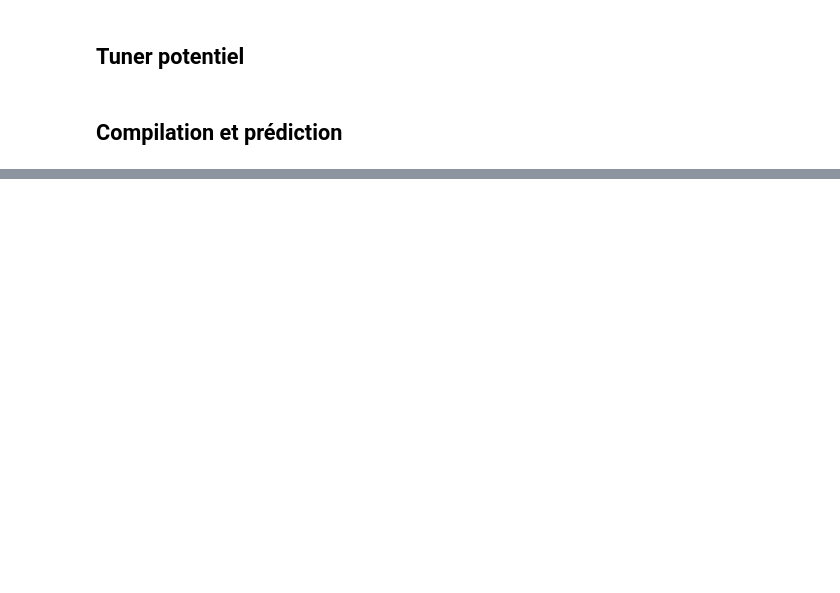
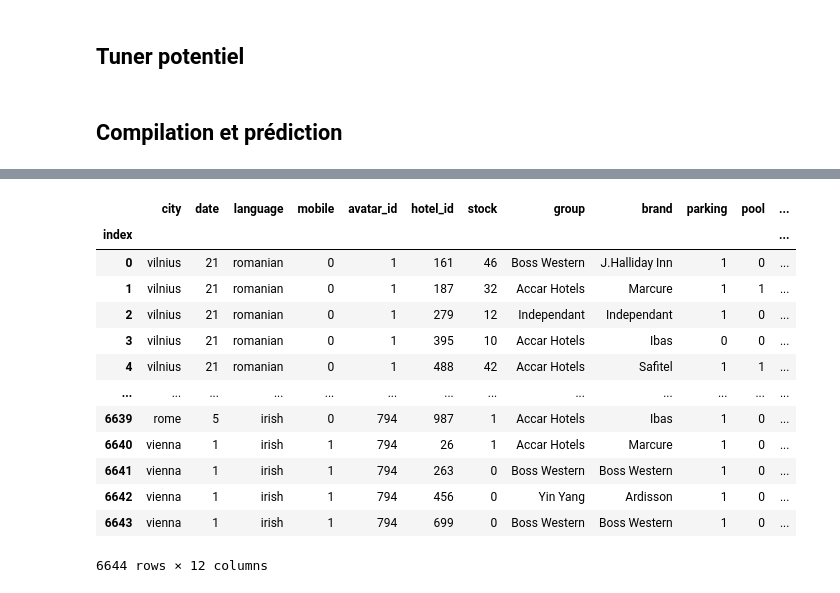
Before and after one commit to FlorianBrosset/DEFI-IA-2023, a Jupyter notebook: Submissions.ipynb, the cells around one changed output, grey strips where cells are left out. Saved outputs shown, nothing was run; the diff lists cells and outputs as text; code cells hidden in the pictures; blank space fills up the shorter version.

```diff
--- a/Submissions.ipynb
+++ b/Submissions.ipynb
@@ -146,0 +191,17 @@ Submission.to_csv("submission1.csv",header = ["price"],index_label="index")
+# %%
+test
+# %% [output]
+|  | city | date | language | mobile | avatar_id | hotel_id | stock | group | brand | parking | pool | ... |
+| index |  |  |  |  |  |  |  |  |  |  |  | ... |
+| 0 | vilnius | 21 | romanian | 0 | 1 | 161 | 46 | Boss Western | J.Halliday Inn | 1 | 0 | ... |
+| 1 | vilnius | 21 | romanian | 0 | 1 | 187 | 32 | Accar Hotels | Marcure | 1 | 1 | ... |
+| 2 | vilnius | 21 | romanian | 0 | 1 | 279 | 12 | Independant | Independant | 1 | 0 | ... |
+| 3 | vilnius | 21 | romanian | 0 | 1 | 395 | 10 | Accar Hotels | Ibas | 0 | 0 | ... |
+| 4 | vilnius | 21 | romanian | 0 | 1 | 488 | 42 | Accar Hotels | Safitel | 1 | 1 | ... |
+| ... | ... | ... | ... | ... | ... | ... | ... | ... | ... | ... | ... | ... |
+| 6639 | rome | 5 | irish | 0 | 794 | 987 | 1 | Accar Hotels | Ibas | 1 | 0 | ... |
+| 6640 | vienna | 1 | irish | 1 | 794 | 26 | 1 | Accar Hotels | Marcure | 1 | 0 | ... |
+| 6641 | vienna | 1 | irish | 1 | 794 | 263 | 0 | Boss Western | Boss Western | 1 | 0 | ... |
+| 6642 | vienna | 1 | irish | 1 | 794 | 456 | 0 | Yin Yang | Ardisson | 1 | 0 | ... |
+| 6643 | vienna | 1 | irish | 1 | 794 | 699 | 0 | Boss Western | Boss Western | 1 | 0 | ... |
+6644 rows × 12 columns
```
Also changed, not shown: parts of 13 cells of this notebook, 3 other files.
